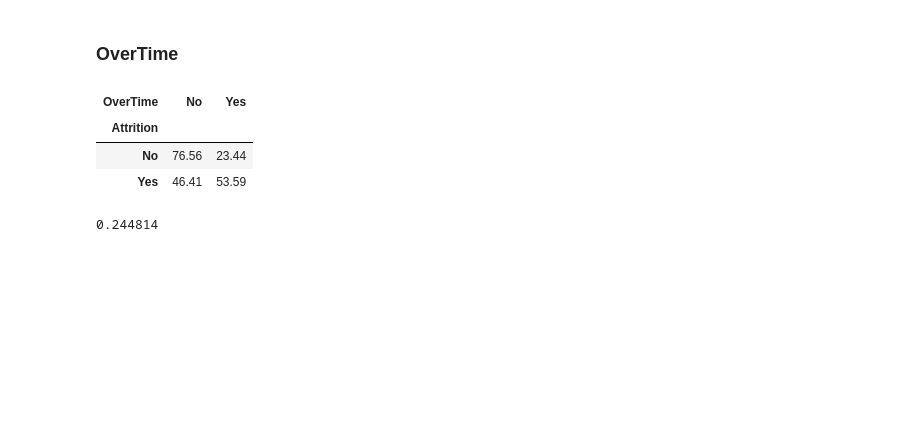
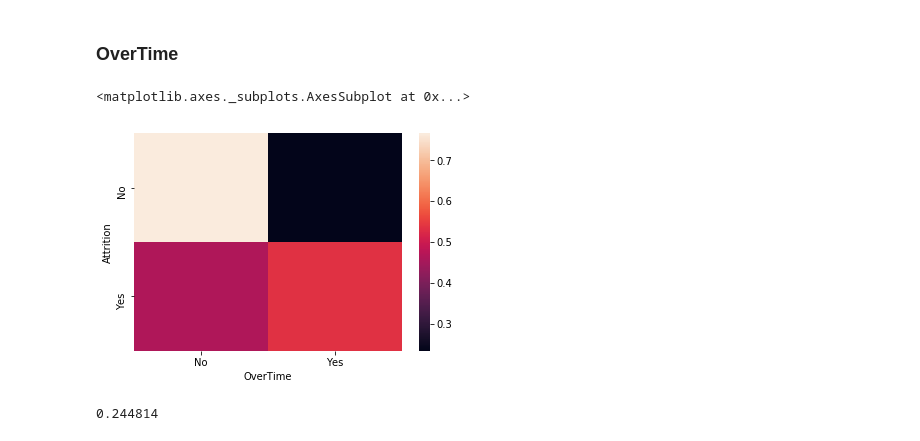
Before and after one commit to npqbuu/ML_Bootcamp_2019, a Jupyter notebook: W2_Analytic-Report-Project/Human-resources-project.ipynb, the cells around one changed output. Saved outputs shown, nothing was run; the diff lists cells and outputs as text; code cells hidden in the pictures; blank space fills up the shorter version.

```diff
--- a/W2_Analytic-Report-Project/Human-resources-project.ipynb
+++ b/W2_Analytic-Report-Project/Human-resources-project.ipynb
@@ -118,12 +124,10 @@ cramers_corrected_stat(df['Attrition'], df['Gender'])
 # %% [markdown]
 ### OverTime
 # %%
-pd.crosstab(df['Attrition'], df['OverTime'], normalize='index').round(4)*100
+sns.heatmap(pd.crosstab(df['Attrition'], df['OverTime'], normalize='index'))
 # %% [output]
-| OverTime | No | Yes |
-| Attrition |  |  |
-| No | 76.56 | 23.44 |
-| Yes | 46.41 | 53.59 |
+<matplotlib.axes._subplots.AxesSubplot at 0x...>
+[figure, added]
 # %%
 cramers_corrected_stat(df['Attrition'], df['OverTime'])
 # %% [output]
```
Also changed, not shown: parts of 21 cells of this notebook.
